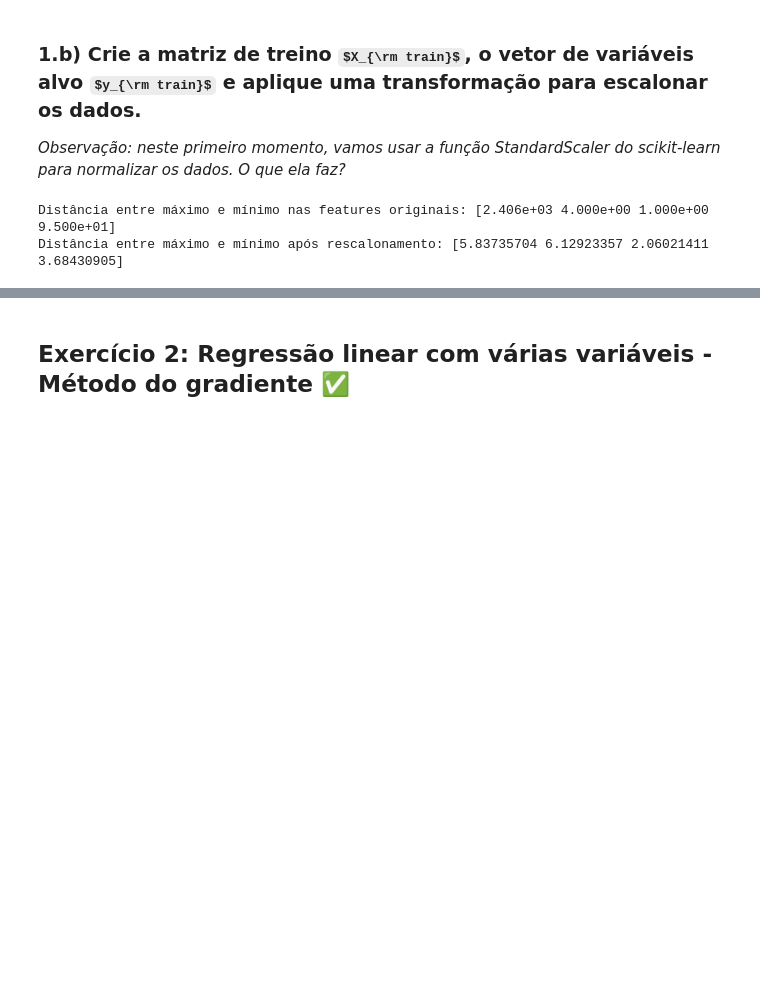
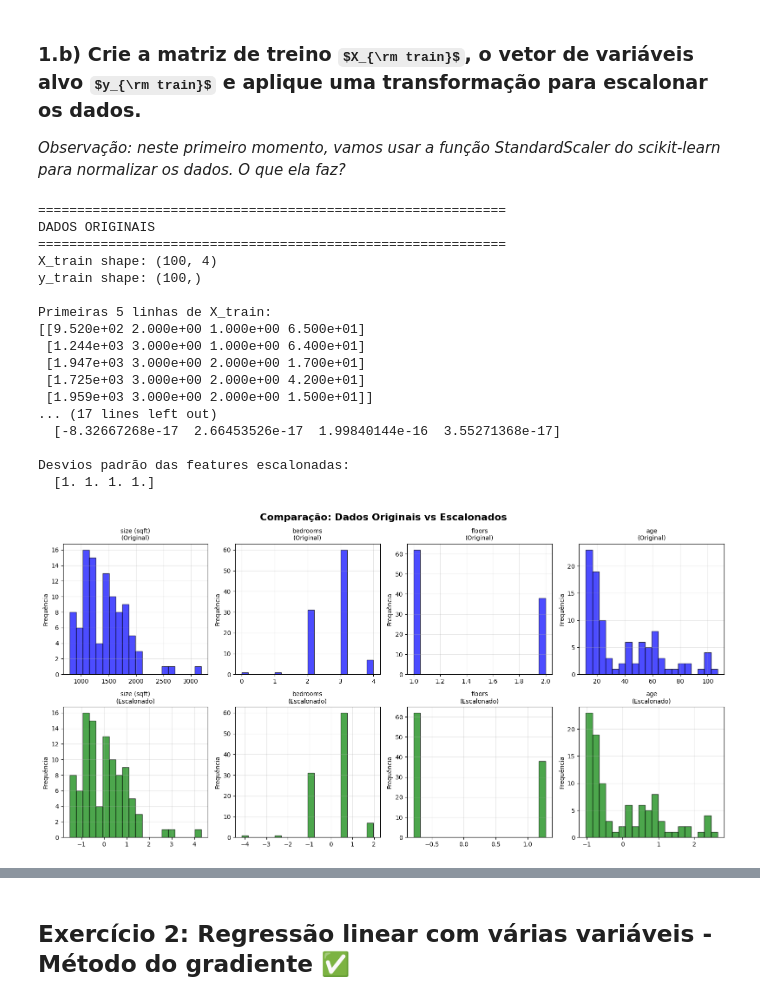
Before and after one commit to sentinela007nh/Machine-Learning---IF---UFRJ, a Jupyter notebook: Regressao-Linear/aula03_regressao_linear_parte2.ipynb, the cells around one changed output, grey strips where cells are left out. Saved outputs shown, nothing was run; the diff lists cells and outputs as text; code cells hidden in the pictures; some formulas as TeX source; blank space fills up the shorter version.

```diff
--- a/Regressao-Linear/aula03_regressao_linear_parte2.ipynb
+++ b/Regressao-Linear/aula03_regressao_linear_parte2.ipynb
@@ -294,9 +420,71 @@ data = pd.read_csv("./data/houses.csv", header=None, names=X_features + y_name)
 
 _Observação: neste primeiro momento, vamos usar a função StandardScaler do scikit-learn para normalizar os dados. O que ela faz?_
 # %%
-# ---- INSIRA SEU CÓDIGO AQUI
-# ...
-# ----
+from sklearn.preprocessing import StandardScaler
+
+# Matriz de treino e o vetor alvo
+X_train = data[X_features].values
+y_train = data[y_name].values.flatten()
+
+print("=" * 60)
+print("DADOS ORIGINAIS")
+print("=" * 60)
+print(f"X_train shape: {X_train.shape}")
+print(f"y_train shape: {y_train.shape}")
+print(f"\nPrimeiras 5 linhas de X_train:\n{X_train[:5]}")
+print(f"\nPrimeiros 5 valores de y_train:\n{y_train[:5]}")
+
+# Normalizar os dados
+scaler = StandardScaler()
+X_train_scaled = scaler.fit_transform(X_train)
+
+print("\n" + "=" * 60)
+print("DADOS ESCALONADOS (StandardScaler)")
+print("=" * 60)
+print(f"X_train_scaled shape: {X_train_scaled.shape}")
+print(f"\nPrimeiras 5 linhas de X_train_scaled:\n{X_train_scaled[:5]}")
+
+# Verificando as estatísticas dos dados escalonados
+print(f"\nMédias das features escalonadas:")
+print(f"  {X_train_scaled.mean(axis=0)}")
+print(f"\nDesvios padrão das features escalonadas:")
+print(f"  {X_train_scaled.std(axis=0)}")
+
+# Visualizando o efeito do escalonamento
+fig, axes = plt.subplots(2, 4, figsize=(16, 8))
+fig.suptitle('Comparação: Dados Originais vs Escalonados', fontsize=16, fontweight='bold')
+
+for i, feature in enumerate(X_features):
+    # Dados originais
+    axes[0, i].hist(X_train[:, i], bins=20, alpha=0.7, color='blue', edgecolor='black')
+    axes[0, i].set_title(f'{feature}\n(Original)', fontsize=10)
+    axes[0, i].set_ylabel('Frequência')
+    axes[0, i].grid(True, alpha=0.3)
+
+    # Dados escalonados
+    axes[1, i].hist(X_train_scaled[:, i], bins=20, alpha=0.7, color='green', edgecolor='black')
+    axes[1, i].set_title(f'{feature}\n(Escalonado)', fontsize=10)
+    axes[1, i].set_ylabel('Frequência')
+    axes[1, i].grid(True, alpha=0.3)
+
+plt.tight_layout()
+plt.show()
 # %% [output]
-Distância entre máximo e mínimo nas features originais: [2.406e+03 4.000e+00 1.000e+00 9.500e+01]
-Distância entre máximo e mínimo após rescalonamento: [5.83735704 6.12923357 2.06021411 3.68430905]
+============================================================
+DADOS ORIGINAIS
+============================================================
+X_train shape: (100, 4)
+y_train shape: (100,)
+
+Primeiras 5 linhas de X_train:
+[[9.520e+02 2.000e+00 1.000e+00 6.500e+01]
+ [1.244e+03 3.000e+00 1.000e+00 6.400e+01]
+ [1.947e+03 3.000e+00 2.000e+00 1.700e+01]
+ [1.725e+03 3.000e+00 2.000e+00 4.200e+01]
+ [1.959e+03 3.000e+00 2.000e+00 1.500e+01]]
+... (17 lines left out)
+  [-8.32667268e-17  2.66453526e-17  1.99840144e-16  3.55271368e-17]
+
+Desvios padrão das features escalonadas:
+  [1. 1. 1. 1.]
+[figure, added]
```
Also changed, not shown: parts of 6 cells of this notebook, 1 other file.
